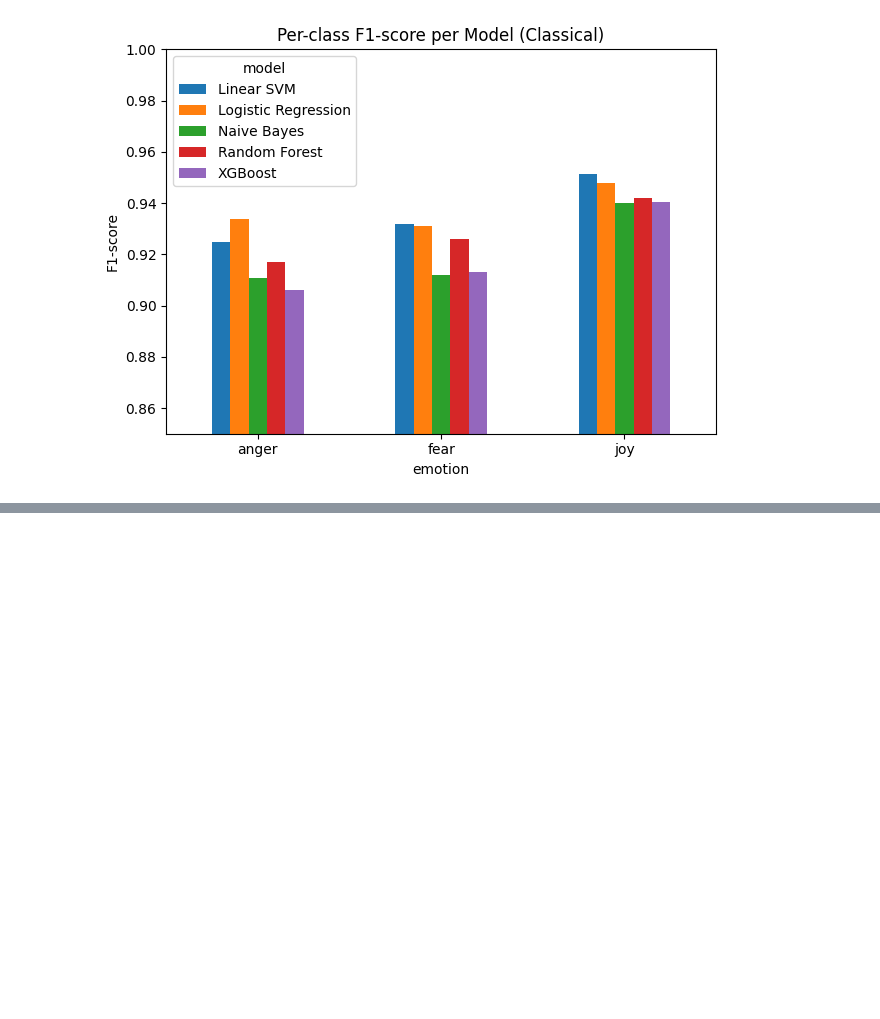
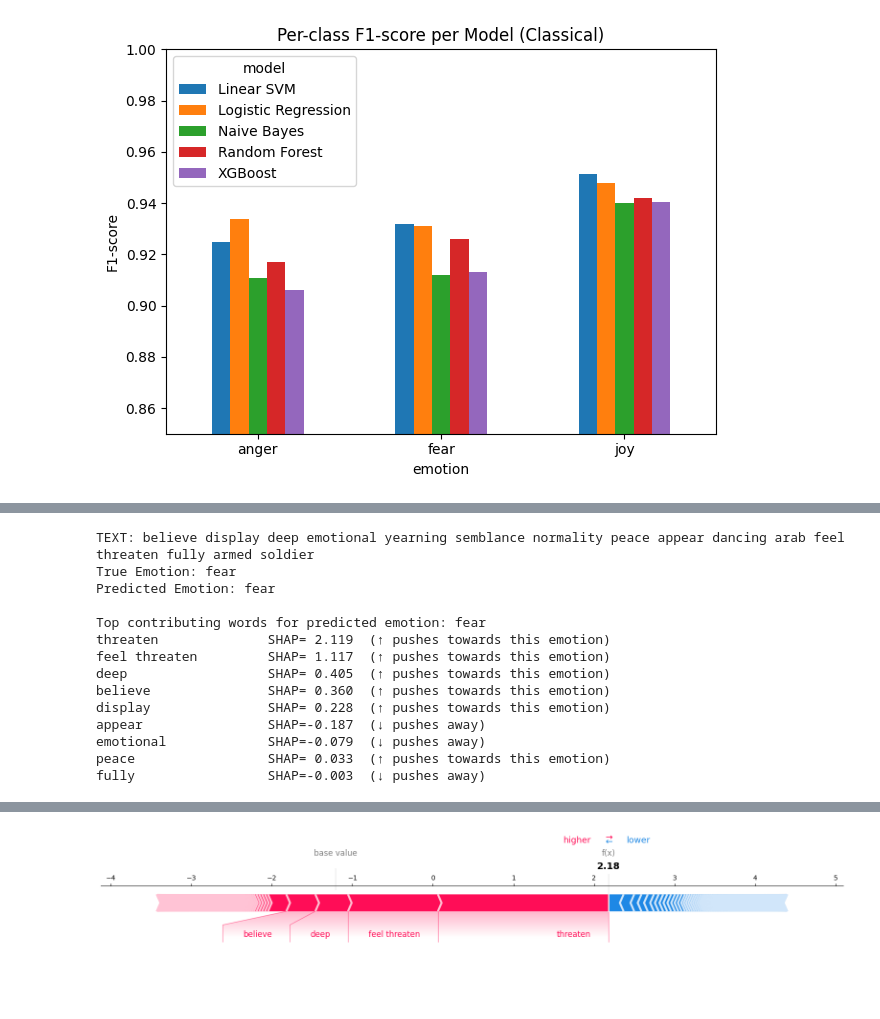
Before and after one commit to ozense1/emotion_classify, a Jupyter notebook: 1_classical_model.ipynb, the cells around one changed output, grey strips where cells are left out. Saved outputs shown, nothing was run; the diff lists cells and outputs as text; code cells hidden in the pictures; blank space fills up the shorter version.

```diff
--- a/1_classical_model.ipynb
+++ b/1_classical_model.ipynb
@@ -394,0 +589,17 @@ plt.show()
+# %%
+explain_text(idx_fear)
+# %% [output]
+TEXT: believe display deep emotional yearning semblance normality peace appear dancing arab feel threaten fully armed soldier
+True Emotion: fear
+Predicted Emotion: fear
+
+Top contributing words for predicted emotion: fear
+threaten              SHAP= 2.119  (↑ pushes towards this emotion)
+feel threaten         SHAP= 1.117  (↑ pushes towards this emotion)
+deep                  SHAP= 0.405  (↑ pushes towards this emotion)
+believe               SHAP= 0.360  (↑ pushes towards this emotion)
+display               SHAP= 0.228  (↑ pushes towards this emotion)
+appear                SHAP=-0.187  (↓ pushes away)
+emotional             SHAP=-0.079  (↓ pushes away)
+peace                 SHAP= 0.033  (↑ pushes towards this emotion)
+fully                 SHAP=-0.003  (↓ pushes away)
@@ -394,0 +607 @@ plt.show()
+[figure, added]
```
Also changed, not shown: parts of 10 cells of this notebook.
